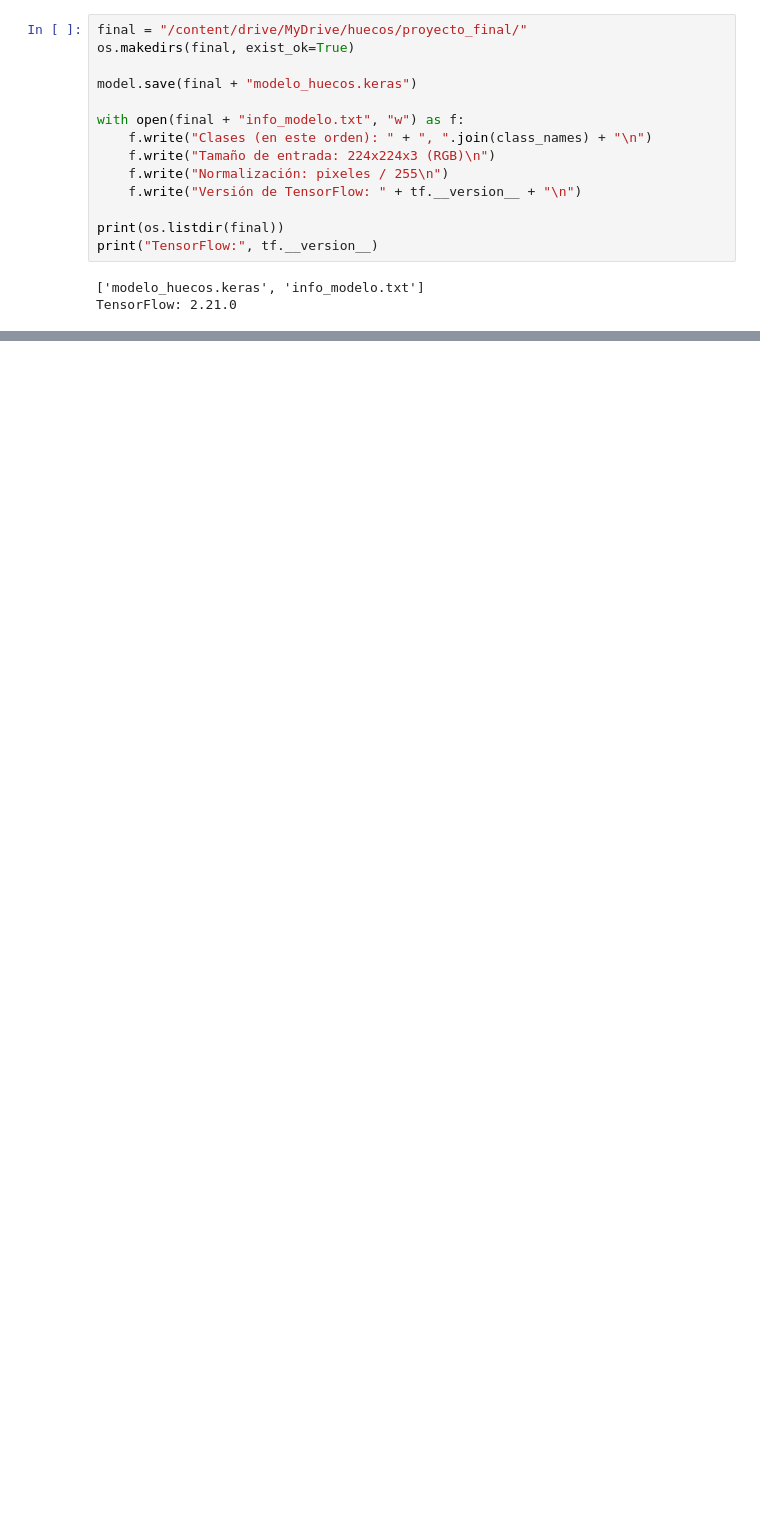
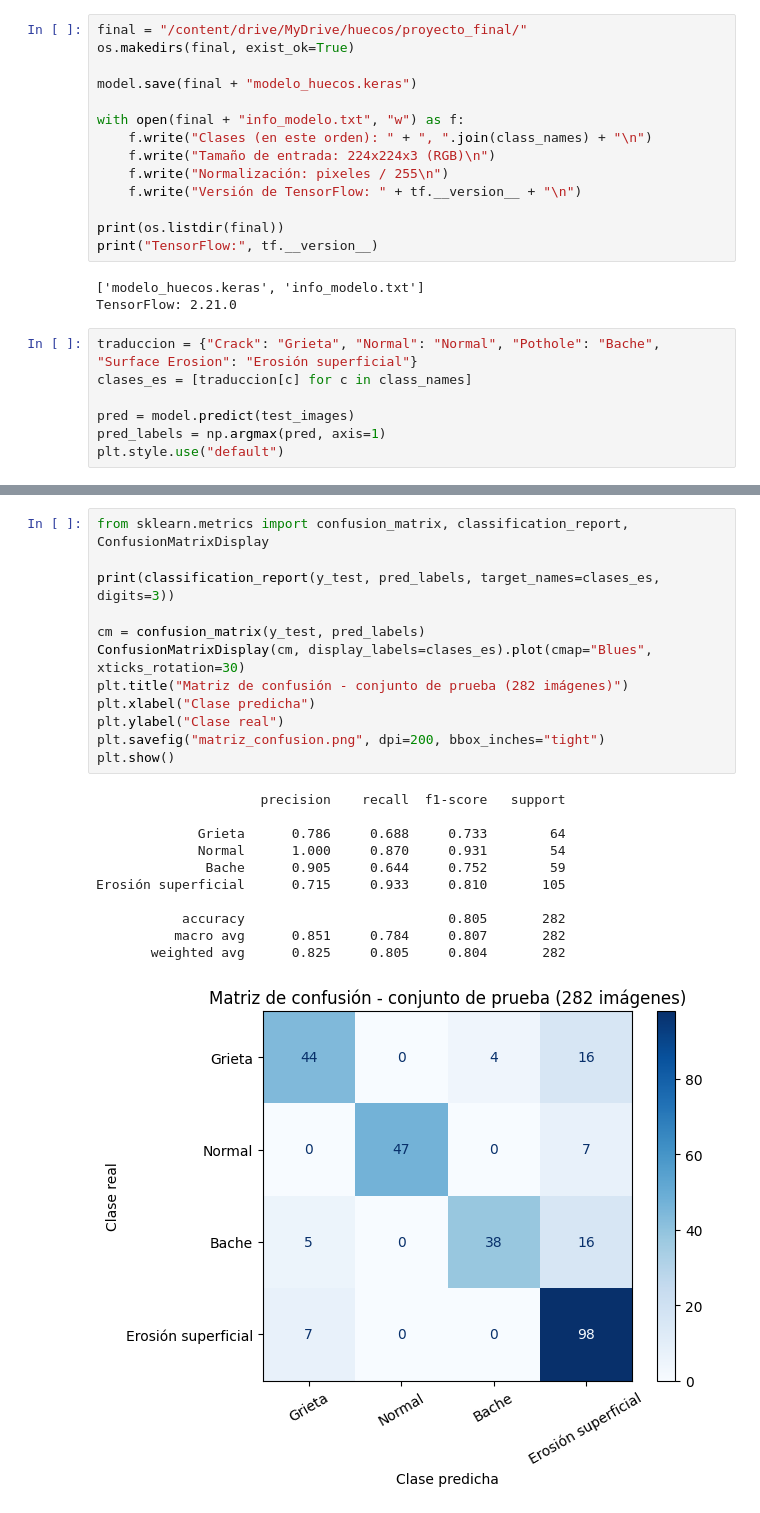
Before and after one commit to JuanCg42/Deteccion_de_Huecos_en_Carreteras_CNN, a Jupyter notebook: Entrenamiento/Detección_de_Huecos_en_Carreteras.ipynb, the cells around one changed output, grey strips where cells are left out. Saved outputs shown, nothing was run; the diff lists cells and outputs as text; blank space fills up the shorter version.

```diff
--- a/Entrenamiento/Detección_de_Huecos_en_Carreteras.ipynb
+++ b/Entrenamiento/Detección_de_Huecos_en_Carreteras.ipynb
@@ -316,3 +310,10 @@ print("TensorFlow:", tf.__version__)
 # %% [output]
 ['modelo_huecos.keras', 'info_modelo.txt']
 TensorFlow: 2.21.0
+# %%
+traduccion = {"Crack": "Grieta", "Normal": "Normal", "Pothole": "Bache", "Surface Erosion": "Erosión superficial"}
+clases_es = [traduccion[c] for c in class_names]
+
+pred = model.predict(test_images)
+pred_labels = np.argmax(pred, axis=1)
+plt.style.use("default")
@@ -318,0 +322,24 @@ TensorFlow: 2.21.0
+# %%
+from sklearn.metrics import confusion_matrix, classification_report, ConfusionMatrixDisplay
+
+print(classification_report(y_test, pred_labels, target_names=clases_es, digits=3))
+
+cm = confusion_matrix(y_test, pred_labels)
+ConfusionMatrixDisplay(cm, display_labels=clases_es).plot(cmap="Blues", xticks_rotation=30)
+plt.title("Matriz de confusión - conjunto de prueba (282 imágenes)")
+plt.xlabel("Clase predicha")
+plt.ylabel("Clase real")
+plt.savefig("matriz_confusion.png", dpi=200, bbox_inches="tight")
+plt.show()
+# %% [output]
+                     precision    recall  f1-score   support
+
+             Grieta      0.786     0.688     0.733        64
+             Normal      1.000     0.870     0.931        54
+              Bache      0.905     0.644     0.752        59
+Erosión superficial      0.715     0.933     0.810       105
+
+           accuracy                          0.805       282
+          macro avg      0.851     0.784     0.807       282
+       weighted avg      0.825     0.805     0.804       282
+[figure, added]
```
Also changed, not shown: parts of 4 cells of this notebook.
